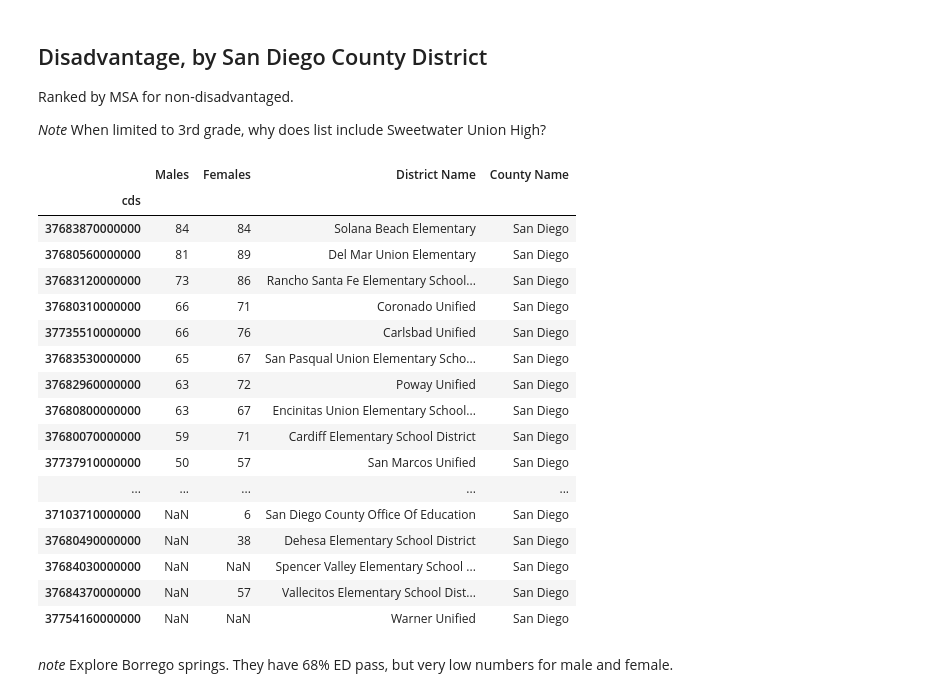
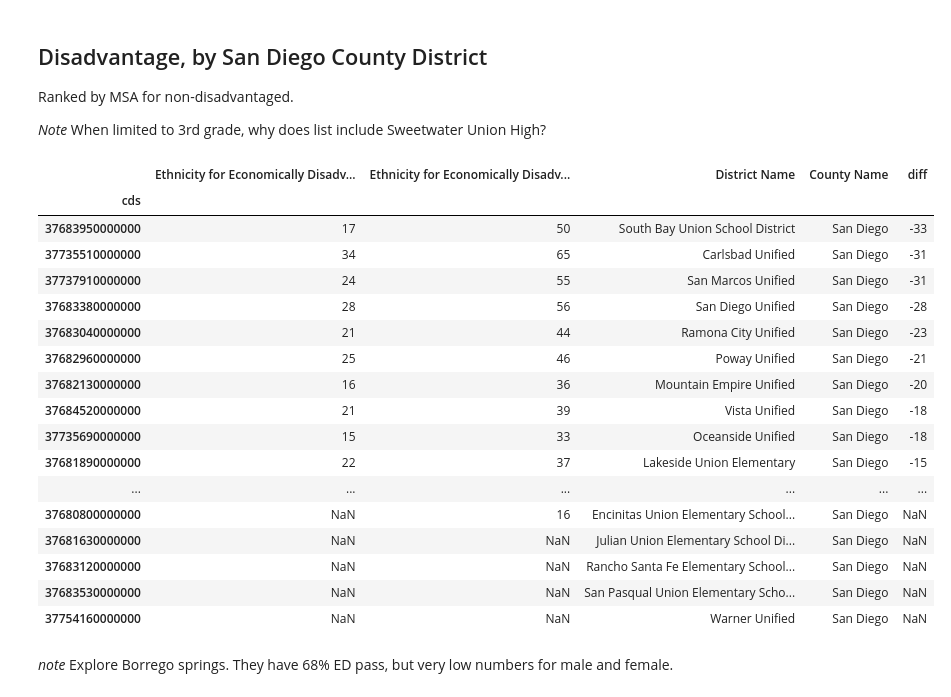
Before and after one commit to sandiegodata-projects/333-CAASPP, a Jupyter notebook: eric/Districts.ipynb, the cells around one changed output. Cells and saved outputs as stored; diff of their text form; code cells hidden in the pictures.

```diff
--- a/eric/Districts.ipynb
+++ b/eric/Districts.ipynb
@@ -115,27 +139,27 @@ county_p[[31,111]].describe().T
 Ranked by MSA for non-disadvantaged.
 
 *Note* When limited to 3rd grade, why does list include Sweetwater Union High?
-# %%
-district_subgroups(3, (3,4))
-# %% [output]
-|  | Males | Females | District Name | County Name |
-| cds |  |  |  |  |
-| 37683870000000 | 84 | 84 | Solana Beach Elementary | San Diego |
-| 37680560000000 | 81 | 89 | Del Mar Union Elementary | San Diego |
-| 37683120000000 | 73 | 86 | Rancho Santa Fe Elementary School... | San Diego |
-| 37680310000000 | 66 | 71 | Coronado Unified | San Diego |
-| 37735510000000 | 66 | 76 | Carlsbad Unified | San Diego |
-| 37683530000000 | 65 | 67 | San Pasqual Union Elementary Scho... | San Diego |
-| 37682960000000 | 63 | 72 | Poway Unified | San Diego |
-| 37680800000000 | 63 | 67 | Encinitas Union Elementary School... | San Diego |
-| 37680070000000 | 59 | 71 | Cardiff Elementary School District | San Diego |
-| 37737910000000 | 50 | 57 | San Marcos Unified | San Diego |
-| ... | ... | ... | ... | ... |
-| 37103710000000 | NaN | 6 | San Diego County Office Of Education | San Diego |
-| 37680490000000 | NaN | 38 | Dehesa Elementary School District | San Diego |
-| 37684030000000 | NaN | NaN | Spencer Valley Elementary School ... | San Diego |
-| 37684370000000 | NaN | 57 | Vallecitos Elementary School Dist... | San Diego |
-| 37754160000000 | NaN | NaN | Warner Unified | San Diego |
+# %%
+district_difs(3, 204, 206)
+# %% [output]
+|  | Ethnicity for Economically Disadv... | Ethnicity for Economically Disadv... | District Name | County Name | diff |
+| cds |  |  |  |  |  |
+| 37683950000000 | 17 | 50 | South Bay Union School District | San Diego | -33 |
+| 37735510000000 | 34 | 65 | Carlsbad Unified | San Diego | -31 |
+| 37737910000000 | 24 | 55 | San Marcos Unified | San Diego | -31 |
+| 37683380000000 | 28 | 56 | San Diego Unified | San Diego | -28 |
+| 37683040000000 | 21 | 44 | Ramona City Unified | San Diego | -23 |
+| 37682960000000 | 25 | 46 | Poway Unified | San Diego | -21 |
+| 37682130000000 | 16 | 36 | Mountain Empire Unified | San Diego | -20 |
+| 37684520000000 | 21 | 39 | Vista Unified | San Diego | -18 |
+| 37735690000000 | 15 | 33 | Oceanside Unified | San Diego | -18 |
+| 37681890000000 | 22 | 37 | Lakeside Union Elementary | San Diego | -15 |
+| ... | ... | ... | ... | ... | ... |
+| 37680800000000 | NaN | 16 | Encinitas Union Elementary School... | San Diego | NaN |
+| 37681630000000 | NaN | NaN | Julian Union Elementary School Di... | San Diego | NaN |
+| 37683120000000 | NaN | NaN | Rancho Santa Fe Elementary School... | San Diego | NaN |
+| 37683530000000 | NaN | NaN | San Pasqual Union Elementary Scho... | San Diego | NaN |
+| 37754160000000 | NaN | NaN | Warner Unified | San Diego | NaN |
 # %% [markdown]
 *note* Explore Borrego springs. They have 68% ED pass, but very low numbers for male and female.
 # %%
```
Also changed, not shown: parts of 18 cells of this notebook.
